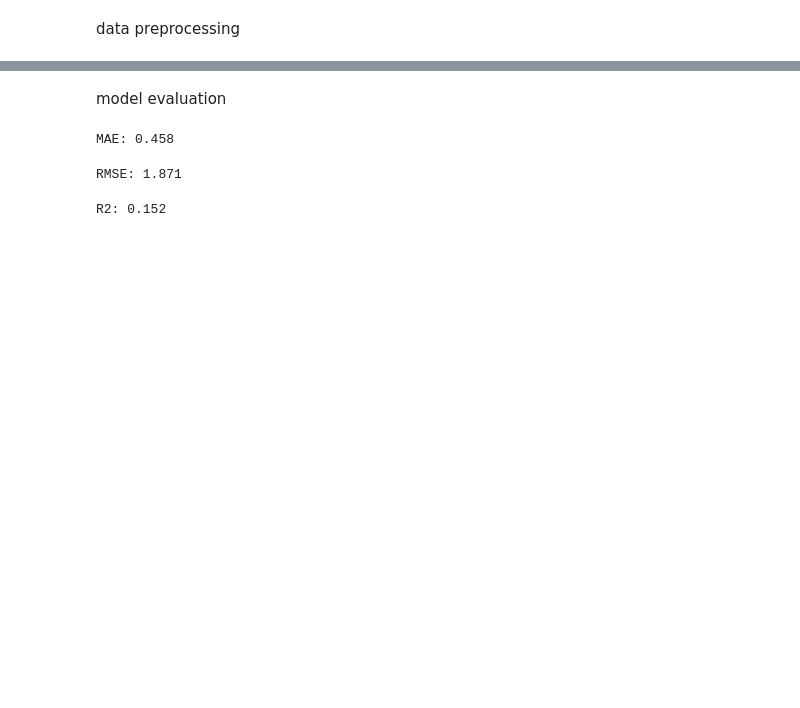
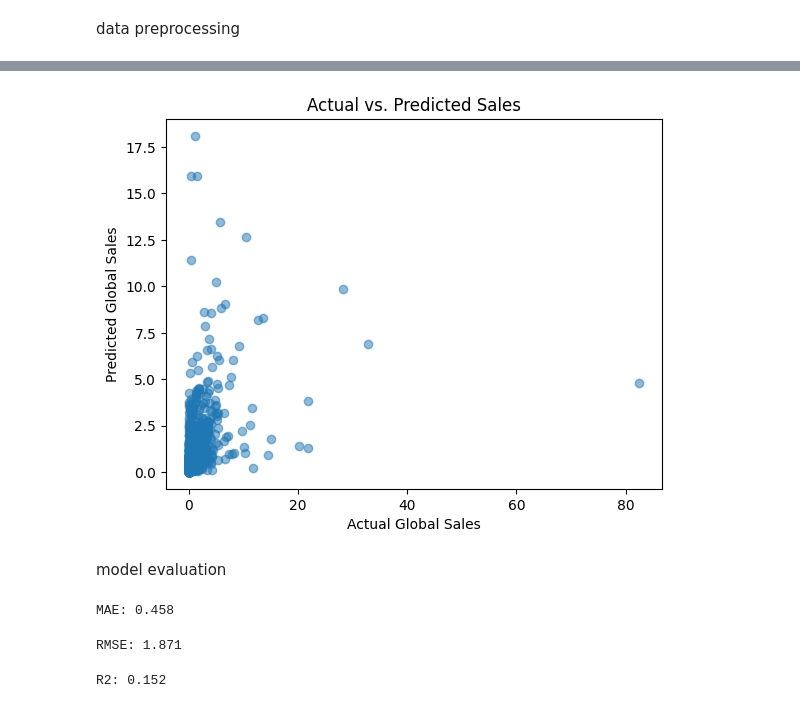
Before and after one commit to Aashi8810/ML_01_video_game_prediction, a Jupyter notebook: video_game_analysis/notebooks/FC110540_Pabasara/train_model.ipynb, the cells around one changed output, grey strips where cells are left out. Drawn from its saved outputs; the diff is of its cells as text; code cells hidden in the pictures; blank space fills up the shorter version.

```diff
--- a/video_game_analysis/notebooks/FC110540_Pabasara/train_model.ipynb
+++ b/video_game_analysis/notebooks/FC110540_Pabasara/train_model.ipynb
@@ -333,5 +247,3 @@ columns_to_drop = ['NA_Sales','EU_Sales','JP_Sales','Other_Sales']
-# %%
-data = data.drop(columns_to_drop, axis=1)
 # %%
 data.isnull().sum()
 # %% [output]
@@ -424,12 +297,0 @@ for col in categorical_cols:
-# %%
-from sklearn.model_selection import train_test_split
-
-X_train, X_test, y_train, y_test = train_test_split(
-    X, y, test_size=0.2, random_state=42
-)
-# %%
-from sklearn.ensemble import RandomForestRegressor
-
-model = RandomForestRegressor(random_state=42)
-# %%
-model.fit(X_train, y_train)
@@ -445,3 +320,13 @@ print(predict_sales)
+# %%
+import matplotlib.pyplot as plt
+
+plt.scatter(y_test, predict_sales, alpha=0.5)
+plt.xlabel("Actual Global Sales")
+plt.ylabel("Predicted Global Sales")
+plt.title("Actual vs. Predicted Sales")
+plt.show()
+# %% [output]
+[figure, added]
 # %% [markdown]
 model evaluation
 # %%
```
Also changed, not shown: parts of 34 cells of this notebook.
